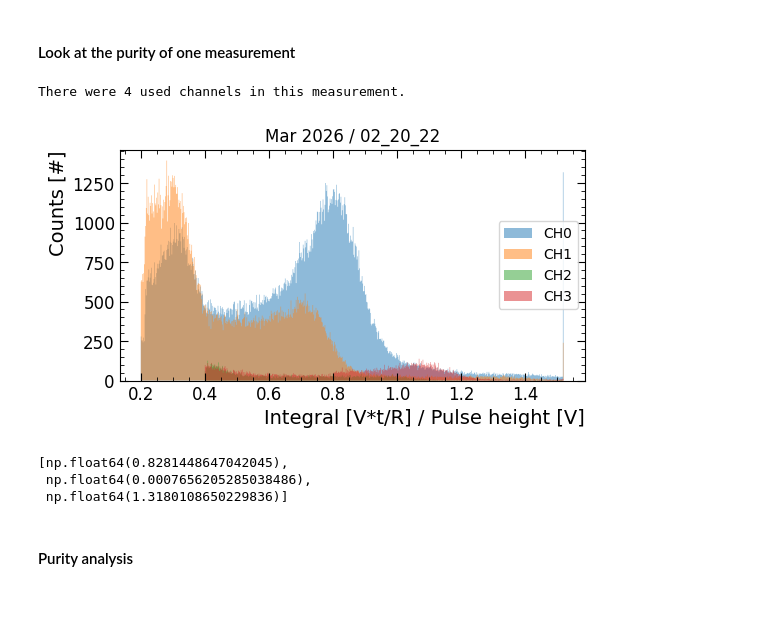
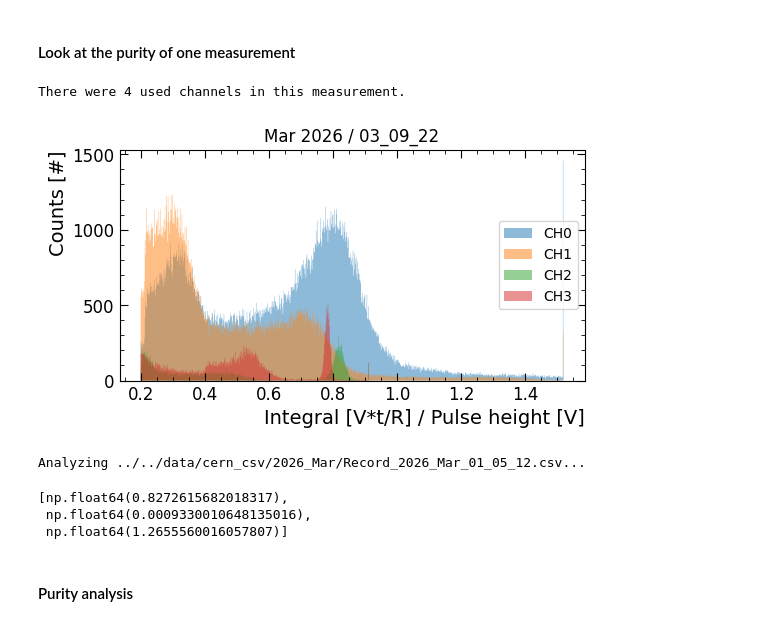
Before and after one commit to rtriozzi/pmana, a Jupyter notebook: notebooks/purity/pmana_CERN_purity.ipynb, the cells around one changed output. Cells and saved outputs as stored; diff of their text form; code cells hidden in the pictures.

```diff
--- a/notebooks/purity/pmana_CERN_purity.ipynb
+++ b/notebooks/purity/pmana_CERN_purity.ipynb
@@ -15,41 +15,42 @@ fig, ax = plt.subplots(figsize=(6,3))
 
 YEAR = '2026'
 MONTH = 'Mar'
-MEASUREMENT = f'02_20_22'
+MEASUREMENT = f'03_09_22'
 FILE_PATH = f"../../data/cern_csv/{YEAR}_{MONTH}/Record_{YEAR}_{MONTH}_{MEASUREMENT}.csv"
 # extract a measurement
 Data = pmana.utils.io.ExtractSingleMeasurement(
     FILE_PATH,
     IS_CSV = True,
     COL_NAMES = ['binCenter', 'F1', 'F2', 'F3', 'F4'],
     DELIMITER = ","
 )
 print(f"There were {len(Data)} used channels in this measurement.")
 
 CHs = [1, 2, 3, 4]
 for ch in CHs:
     # plot channel data
     pmana.utils.plotting.PlotSingleChannel(
         Data[ch-1],
         ax,
         channel = ch-1,
         rebin = False,
         debug = False,
         DISPLAY_FIT = False
     )
 
 ax = pmana.utils.plotting.UpdateMatplotlibStyle(
     ax,
     "Integral [V*t/R] / Pulse height [V]",
     "Counts [#]"
 )
 
 ax.legend()
 ax.set_title(f"{MONTH} {YEAR} / {MEASUREMENT}")
 plt.show()
+fig.savefig(f"../../plots/cern/RawData_{YEAR}_{MONTH}.png", dpi=300, bbox_inches='tight')
 # %% [output]
 There were 4 used channels in this measurement.
-[figure, old version]
+[figure, new version]
 # %%
 CalibrationFactors = {
   0: 1,
@@ -64,8 +65,8 @@ ANALYSIS_CONFIGURATION = {
     'InnerShortChannel'         : 3,
     'OuterShortChannel'         : 2,
     'ShortGausFitLimits'        : (0.15, 0.15),
-    'LongGausFitLimits'         : (0.15, 0.15),
-    'ComptonSearchLimits'       : (0.4, 1),
+    'LongGausFitLimits'         : (0.1, 0.15),
+    'ComptonSearchLimits'       : (0.5, 1),
     'MinComptonSearchLowLimit'  : 0.25,
     'ComptonMode'               : 'rising'
 }
@@ -77,8 +78,9 @@ pmana.purity.ana.ExtractICPeak(
   ANALYSIS_CONFIGURATION = ANALYSIS_CONFIGURATION
 )
 # %% [output]
-[np.float64(0.8281448647042045),
- np.float64(0.0007656205285038486),
- np.float64(1.3180108650229836)]
+Analyzing ../../data/cern_csv/2026_Mar/Record_2026_Mar_01_05_12.csv...
+[np.float64(0.8272615682018317),
+ np.float64(0.0009330010648135016),
+ np.float64(1.2655560016057807)]
 # %% [markdown]
 #### Purity analysis
```
Also changed, not shown: parts of 11 cells of this notebook, 2 other files.
